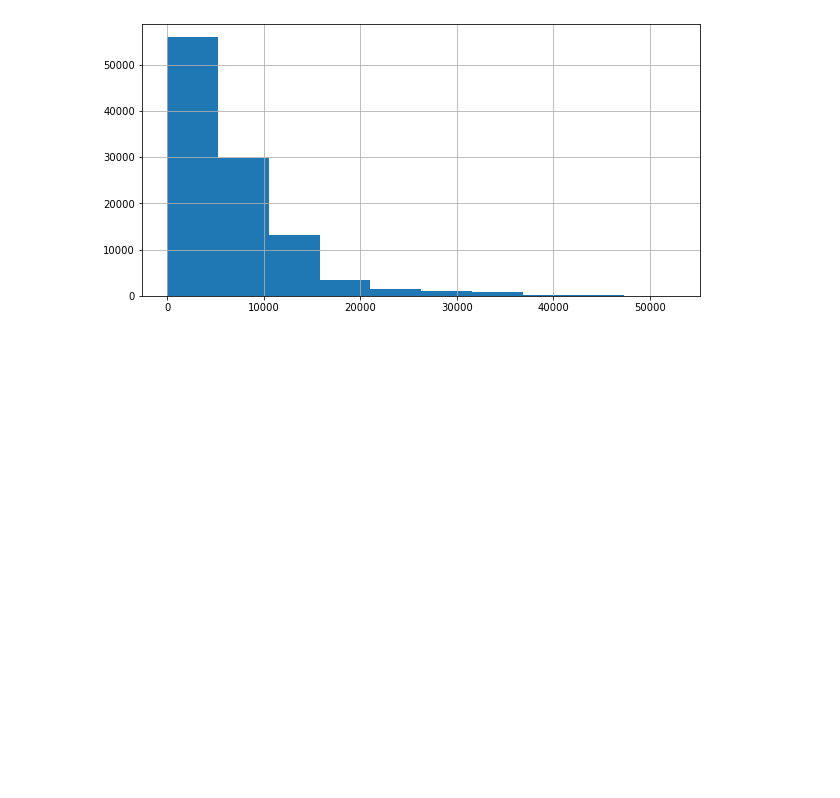
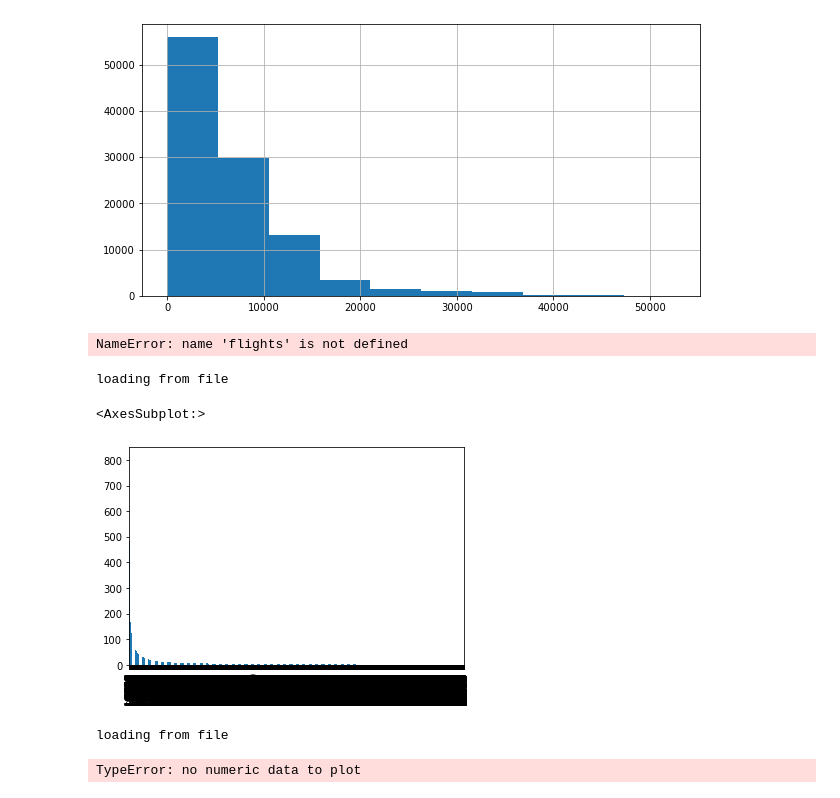
Before and after one commit to edward-jiang3649/data_project, a Jupyter notebook: Data_project.ipynb, the cells around one changed output. Saved outputs shown, nothing was run; the diff lists cells and outputs as text; code cells hidden in the pictures; blank space fills up the shorter version.

```diff
--- a/Data_project.ipynb
+++ b/Data_project.ipynb
@@ -102,0 +101,31 @@ df[""].hist() #histogram
+# %%
+flights["Max_Seats"].hist()
+# %% [output]
+NameError: name 'flights' is not defined
+# %%
+import pandas as pd
+if os.path.isfile("airlineflights.csv"):
+    filepath = "airlineflights.csv"
+    print("loading from file")
+else:
+    print("loading from the internet")
+
+flights = pd.read_csv(filepath)
+flights["Max_Seats"].value_counts().plot(kind="bar")
+# %% [output]
+loading from file
+<AxesSubplot:>
+[figure, added]
+# %%
+import pandas as pd
+if os.path.isfile("airlineflights.csv"):
+    filepath = "airlineflights.csv"
+    print("loading from file")
+else:
+    print("loading from the internet")
+
+flights = pd.read_csv(filepath)
+flights["International_City"].plot(kind="bar")
+# %% [output]
+loading from file
+TypeError: no numeric data to plot
```
Also changed, not shown: parts of 6 cells of this notebook.
